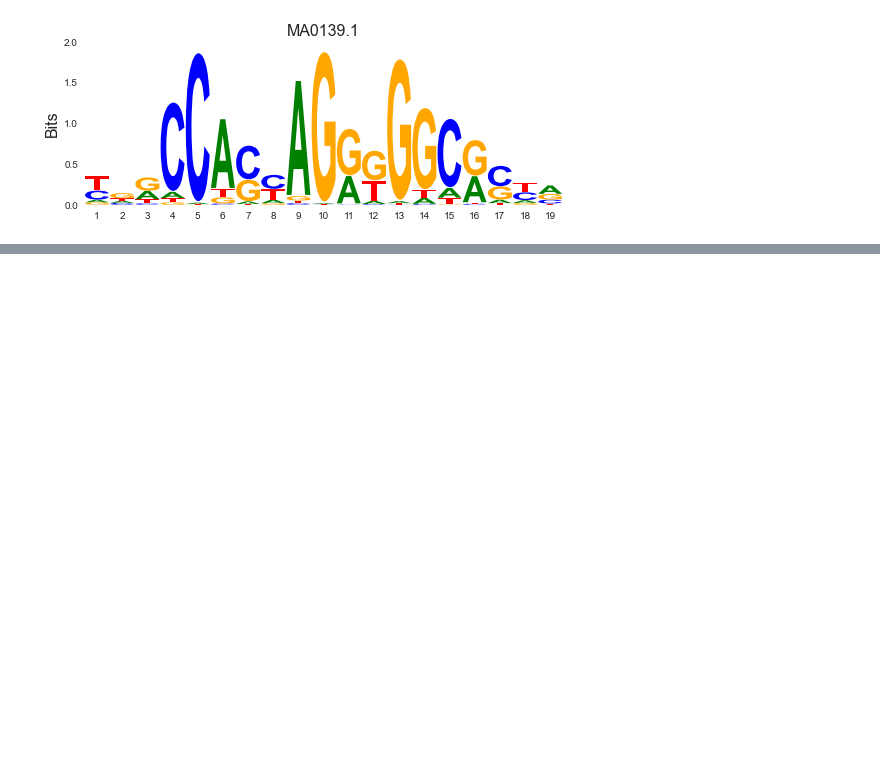
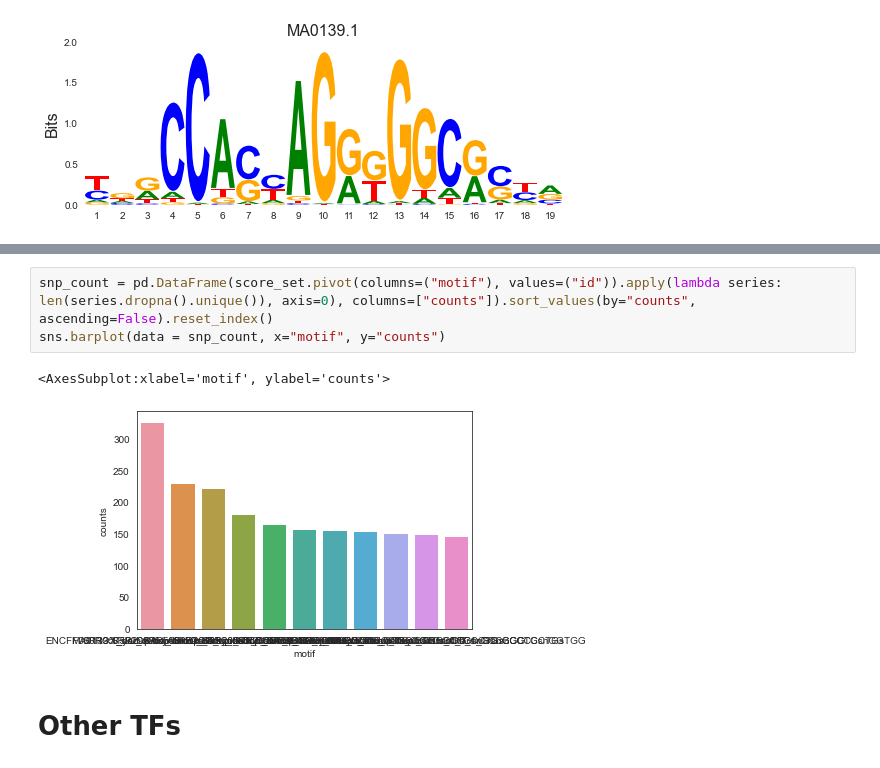
Before and after one commit to BAAL-NF/nopeak-utils, a Jupyter notebook: motif_and_asb.ipynb, the cells around one changed output, grey strips where cells are left out. Cells and saved outputs as stored; diff of their text form; blank space fills up the shorter version.

```diff
--- a/motif_and_asb.ipynb
+++ b/motif_and_asb.ipynb
@@ -313,0 +178,8 @@ sns.scatterplot(data = scatter_coords, x="AR", y="score")
+# %%
+snp_count = pd.DataFrame(score_set.pivot(columns=("motif"), values=("id")).apply(lambda series: len(series.dropna().unique()), axis=0), columns=["counts"]).sort_values(by="counts", ascending=False).reset_index()
+sns.barplot(data = snp_count, x="motif", y="counts")
+# %% [output]
+<AxesSubplot:xlabel='motif', ylabel='counts'>
+[figure, added]
+# %% [markdown]
+# Other TFs
```
Also changed, not shown: parts of 42 cells of this notebook, 8 other files.
